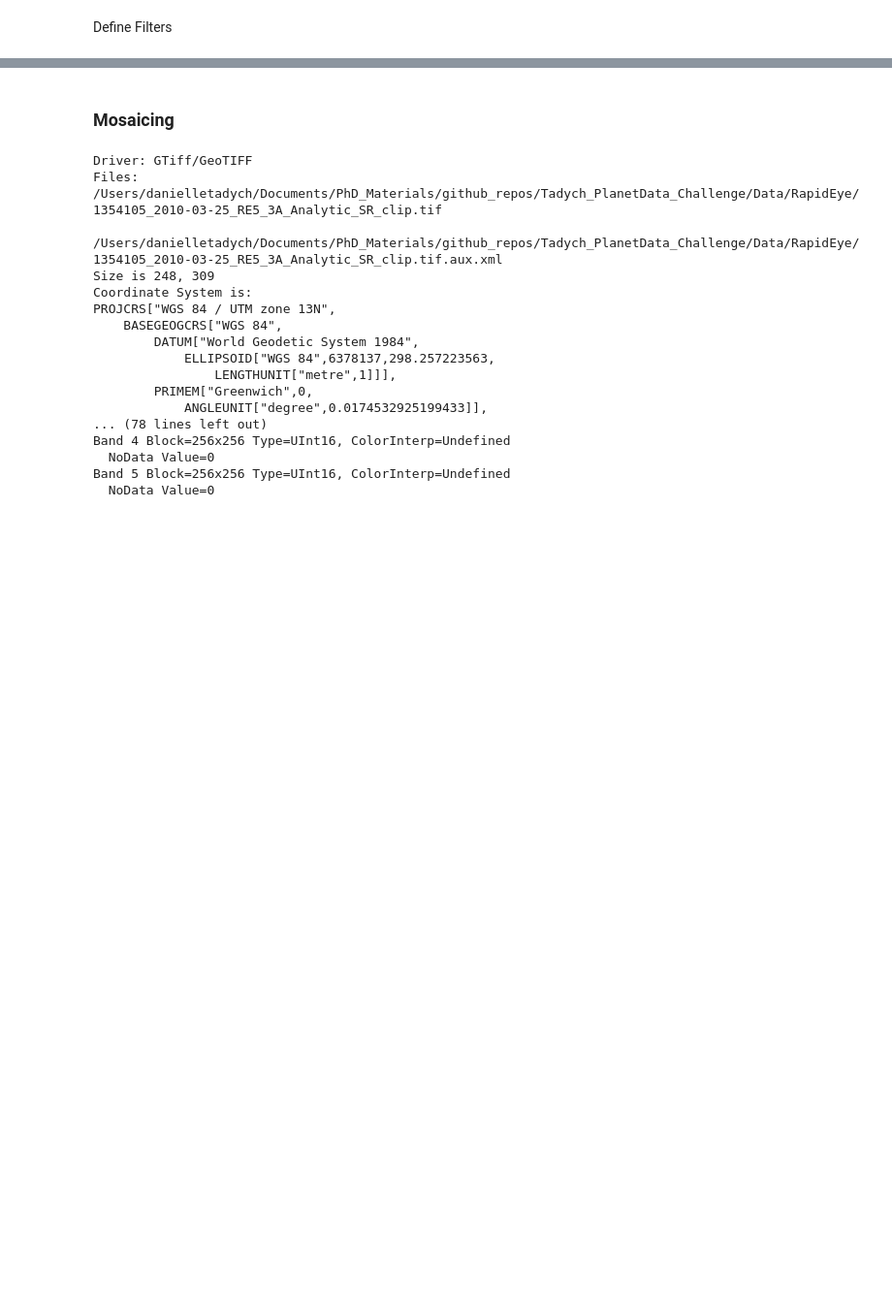
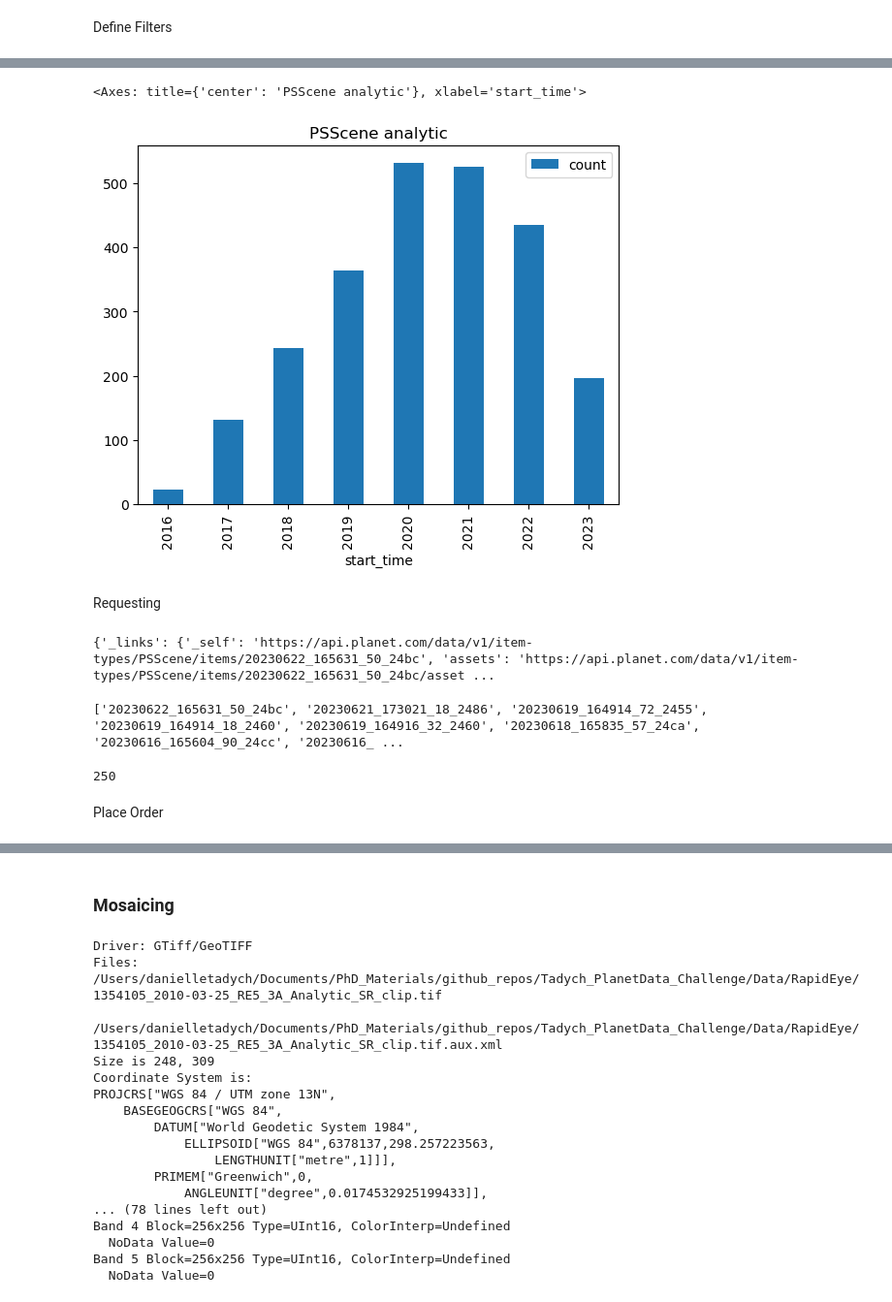
Before and after one commit to dtadych/Tadych_PlanetData_Challenge, a Jupyter notebook: RioGrandeAnalysis copy.ipynb, the cells around one changed output, grey strips where cells are left out. Shown: that part at 97% size. Saved outputs shown, nothing was run; the diff lists cells and outputs as text; code cells hidden in the pictures; blank space fills up the shorter version.

```diff
--- a/RioGrandeAnalysis copy.ipynb
+++ b/RioGrandeAnalysis copy.ipynb
@@ -182,0 +282,26 @@ Define Filters
+# %%
+
+#define the product you want to use from Planet [need to be analytical]
+#would like to try PSScene, REOrthoTile, REScene, SkySatScene
+item_type = 'PSScene'
+
+#API request object
+search_request = {
+    "item_types" : [item_type],
+    "interval" : "year",
+    "filter" : combined_filter
+}
+#send request
+search_result = \
+  requests.post(
+    'https://api.planet.com/data/v1/quick-search',
+    auth=HTTPBasicAuth(API_KEY, ''),
+    json=search_request)
+# %%
+# Helper function to printformatted JSON using the json module
+def p(data):
+    print(json.dumps(data, indent=2))
+
+res = session.post(stats_url, json=search_request)
+res_dic = res.json()
+res_dic['buckets']
@@ -182,0 +317,46 @@ Define Filters
+# %%
+search_results = pd.DataFrame(res_dic['buckets'])
+search_results['start_time'] = pd.DatetimeIndex(search_results['start_time']).year
+search_results = search_results.set_index('start_time')
+
+search_results.plot(kind = 'bar',title = str(item_type)+' '+str(asset_filter['config'][0]))
+# ~ Ask Patricia about this later
+# search_results.plot(kind = 'bar',title = str(item_types)+' '+str(asset_filter['config'][0]))
+# %% [output]
+<Axes: title={'center': 'PSScene analytic'}, xlabel='start_time'>
+[figure, added]
+# %% [markdown]
+Requesting
+# %%
+#define the product you want to use from Planet [need to be analytical]
+#would like to try PSScene, REOrthoTile, REScene, SkySatScene
+item_type = 'PSScene'
+
+#API request object
+search_request = {
+    "item_types" : [item_type],
+    #"interval" : "day",
+    "filter" : combined_filter
+}
+#send request
+search_result = \
+  requests.post(
+    'https://api.planet.com/data/v1/quick-search',
+    auth=HTTPBasicAuth(API_KEY, ''),
+    json=search_request)
+
+geojson = search_result.json() #dont know what this does
+#lets look at the first result
+print(list(geojson.items())[1][1][0])
+# %% [output]
+{'_links': {'_self': 'https://api.planet.com/data/v1/item-types/PSScene/items/20230622_165631_50_24bc', 'assets': 'https://api.planet.com/data/v1/item-types/PSScene/items/20230622_165631_50_24bc/asset ...
+# %%
+#extract image IDs only
+image_ids = [feature['id'] for feature in geojson['features']]
+print(image_ids)
+len(image_ids)
+# %% [output]
+['20230622_165631_50_24bc', '20230621_173021_18_2486', '20230619_164914_72_2455', '20230619_164914_18_2460', '20230619_164916_32_2460', '20230618_165835_57_24ca', '20230616_165604_90_24cc', '20230616_ ...
+250
+# %% [markdown]
+Place Order
```
Also changed, not shown: parts of 33 cells of this notebook.
